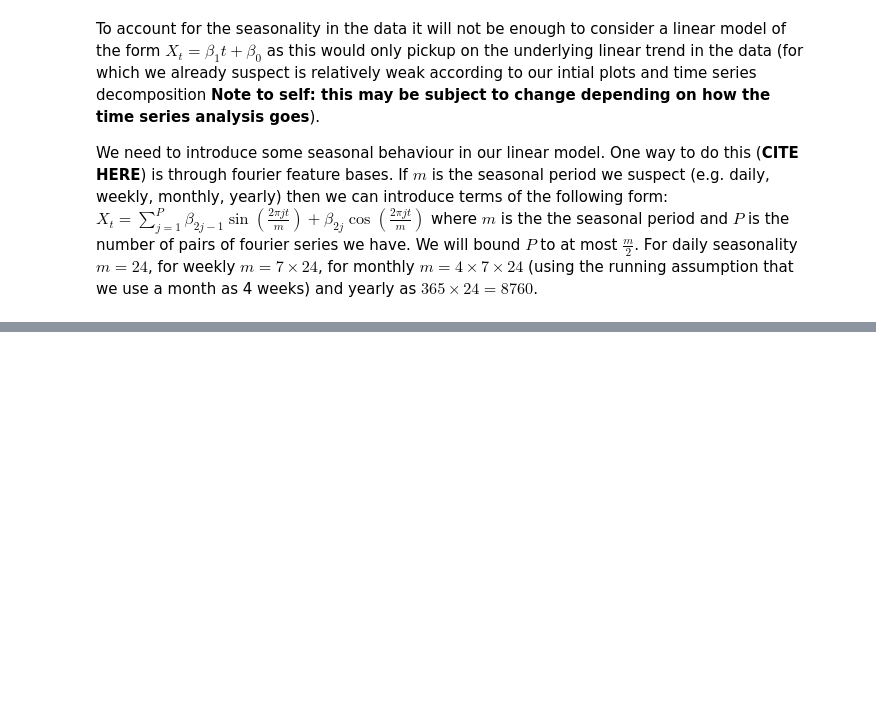
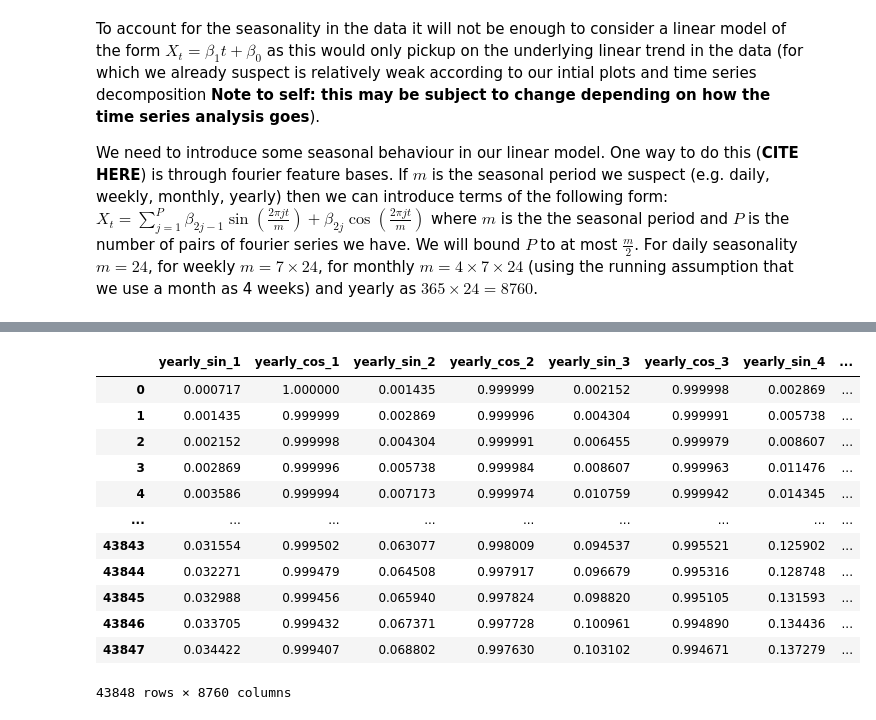
Before and after one commit to cesare-spinoso/project_432, a Jupyter notebook: Linear_models.ipynb, the cells around one changed output, grey strips where cells are left out. Cells and saved outputs as stored; diff of their text form; code cells hidden in the pictures; blank space fills up the shorter version.

```diff
--- a/Linear_models.ipynb
+++ b/Linear_models.ipynb
@@ -182,0 +231,16 @@ array([[    1],
+# %%
+yearly_design_matrix
+# %% [output]
+|  | yearly_sin_1 | yearly_cos_1 | yearly_sin_2 | yearly_cos_2 | yearly_sin_3 | yearly_cos_3 | yearly_sin_4 | ... |
+| 0 | 0.000717 | 1.000000 | 0.001435 | 0.999999 | 0.002152 | 0.999998 | 0.002869 | ... |
+| 1 | 0.001435 | 0.999999 | 0.002869 | 0.999996 | 0.004304 | 0.999991 | 0.005738 | ... |
+| 2 | 0.002152 | 0.999998 | 0.004304 | 0.999991 | 0.006455 | 0.999979 | 0.008607 | ... |
+| 3 | 0.002869 | 0.999996 | 0.005738 | 0.999984 | 0.008607 | 0.999963 | 0.011476 | ... |
+| 4 | 0.003586 | 0.999994 | 0.007173 | 0.999974 | 0.010759 | 0.999942 | 0.014345 | ... |
+| ... | ... | ... | ... | ... | ... | ... | ... | ... |
+| 43843 | 0.031554 | 0.999502 | 0.063077 | 0.998009 | 0.094537 | 0.995521 | 0.125902 | ... |
+| 43844 | 0.032271 | 0.999479 | 0.064508 | 0.997917 | 0.096679 | 0.995316 | 0.128748 | ... |
+| 43845 | 0.032988 | 0.999456 | 0.065940 | 0.997824 | 0.098820 | 0.995105 | 0.131593 | ... |
+| 43846 | 0.033705 | 0.999432 | 0.067371 | 0.997728 | 0.100961 | 0.994890 | 0.134436 | ... |
+| 43847 | 0.034422 | 0.999407 | 0.068802 | 0.997630 | 0.103102 | 0.994671 | 0.137279 | ... |
+43848 rows × 8760 columns
```
Also changed, not shown: parts of 9 cells of this notebook.
